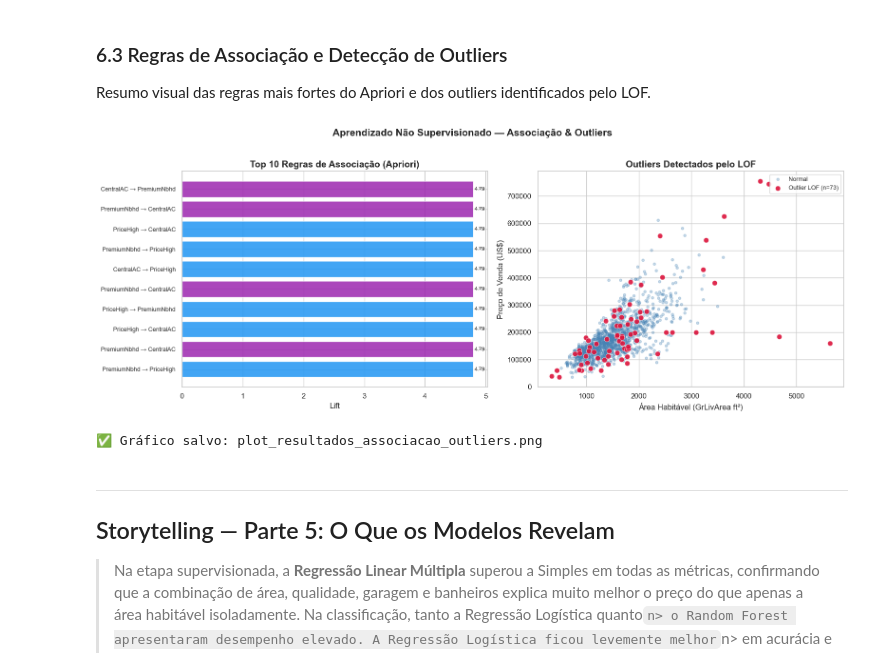
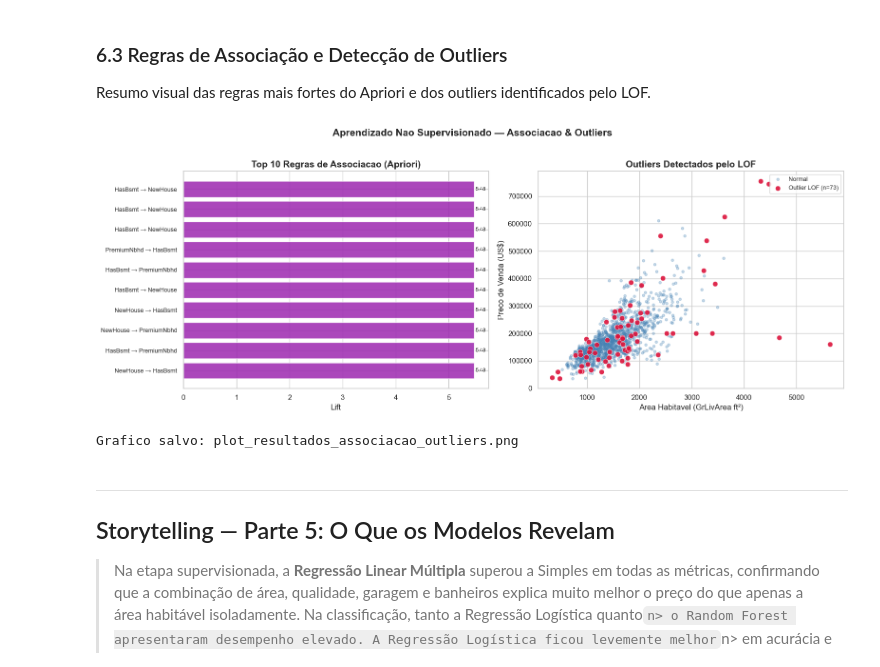
Before and after one commit to luisflipefv/analise-de-dados-c3, a Jupyter notebook: notebooks/06_visualizacao.ipynb, the cells around one changed output. Cells and saved outputs as stored; diff of their text form; code cells hidden in the pictures.

Commit message:
feat: binarizacao por mediana nos notebooks 05 e 06

```diff
--- a/notebooks/06_visualizacao.ipynb
+++ b/notebooks/06_visualizacao.ipynb
@@ -534,24 +534,53 @@ from sklearn.neighbors import LocalOutlierFactor
 
 df_assoc = pd.read_csv('../data/train.csv')
 
-# Binarização (mesma lógica do notebook 05)
+# Binarizacao (mesma logica do notebook 05 — cortes por mediana)
 def binarize(df):
     items = []
-    items.append(("HighQual",    df["OverallQual"] >= 7))
-    items.append(("LowQual",     df["OverallQual"] <= 4))
+
+    # OverallQual: mediana
+    med_qual = df["OverallQual"].median()
+    q33_qual = df["OverallQual"].quantile(0.33)
+    items.append(("HighQual", df["OverallQual"] > med_qual))
+    items.append(("LowQual",  df["OverallQual"] <= q33_qual))
+
+    # SalePrice: tercis
     q33 = df["SalePrice"].quantile(0.33)
     q66 = df["SalePrice"].quantile(0.66)
-    items.append(("PriceHigh",   df["SalePrice"] >= q66))
-    items.append(("PriceLow",    df["SalePrice"] < q33))
-    items.append(("HasGarage",   df["GarageArea"] > 0))
-    items.append(("BigHouse",    df["GrLivArea"] >= 2000))
-    items.append(("MultiBath",   df["FullBath"] >= 2))
-    items.append(("HasFireplace",df["Fireplaces"] > 0))
+    items.append(("PriceHigh", df["SalePrice"] >= q66))
+    items.append(("PriceLow",  df["SalePrice"] < q33))
+
+    # GarageArea: mediana
+    med_garage = df["GarageArea"].median()
+    items.append(("HasGarage", df["GarageArea"] > 0))
+    items.append(("BigGarage", df["GarageArea"] >= med_garage))
+
+    # TotalBsmtSF: mediana
+    med_bsmt = df["TotalBsmtSF"].median()
+    items.append(("HasBsmt",  df["TotalBsmtSF"] > 0))
+    items.append(("BigBsmt",  df["TotalBsmtSF"] >= med_bsmt))
+
+    # GrLivArea: tercis
+    q66_area = df["GrLivArea"].quantile(0.66)
+    items.append(("BigHouse",   df["GrLivArea"] >= q66_area))
+
+    # FullBath: mediana
+    med_bath = df["FullBath"].median()
+    items.append(("MultiBath", df["FullBath"] >= med_bath))
+
+    # Binarios naturais
+    items.append(("HasFireplace", df["Fireplaces"] > 0))
     items.append(("CentralAC",   df["CentralAir"] == "Y"))
     items.append(("GoodKitchen", df["KitchenQual"].isin(["Gd","Ex"])))
-    items.append(("NewHouse",    df["YearBuilt"] >= 2000))
+
+    # YearBuilt: mediana
+    med_year = df["YearBuilt"].median()
+    items.append(("NewHouse", df["YearBuilt"] > med_year))
+
+    # Bairro premium
     top_nb = df.groupby("Neighborhood")["SalePrice"].median().nlargest(5).index
     items.append(("PremiumNbhd", df["Neighborhood"].isin(top_nb)))
+
     return pd.DataFrame({name: series.astype(bool) for name, series in items})
 
 bin_df = binarize(df_assoc)
@@ -568,41 +597,41 @@ lof_labels = lof.fit_predict(X_lof_sc)
 lof_scores = -lof.negative_outlier_factor_
 df_assoc["is_outlier"] = lof_labels == -1
 
 # ── Painel: Top regras + Outliers ──
 fig, axes = plt.subplots(1, 2, figsize=(16, 6))
 
 # Top 10 regras por Lift
 top10_rules = rules.head(10).copy()
-top10_rules["rule"] = [f"{list(a)[0]} → {list(c)[0]}" for a, c in zip(top10_rules["antecedents"], top10_rules["consequents"])]
+top10_rules["rule"] = [f"{list(a)[0]} \u2192 {list(c)[0]}" for a, c in zip(top10_rules["antecedents"], top10_rules["consequents"])]
 colors_r = ['#2196F3' if 'PriceHigh' in r else '#FF9800' if 'PriceLow' in r else '#9C27B0' for r in top10_rules["rule"]]
 bars = axes[0].barh(range(len(top10_rules)), top10_rules["lift"], color=colors_r, alpha=0.85)
 axes[0].set_yticks(range(len(top10_rules)))
 axes[0].set_yticklabels(top10_rules["rule"], fontsize=9)
 axes[0].set_xlabel("Lift")
-axes[0].set_title("Top 10 Regras de Associação (Apriori)", fontweight='bold')
+axes[0].set_title("Top 10 Regras de Associacao (Apriori)", fontweight='bold')
 axes[0].invert_yaxis()
 for bar, val in zip(bars, top10_rules["lift"]):
     axes[0].text(val + 0.02, bar.get_y() + bar.get_height()/2, f'{val:.2f}', va='center', fontsize=8)
 
 # Outliers (GrLivArea vs SalePrice)
 normal = df_assoc[~df_assoc["is_outlier"]]
 outlier = df_assoc[df_assoc["is_outlier"]]
 n_out = outlier.shape[0]
 axes[1].scatter(normal["GrLivArea"], normal["SalePrice"], s=15, alpha=0.3, color='steelblue', label='Normal')
 axes[1].scatter(outlier["GrLivArea"], outlier["SalePrice"], s=60, alpha=0.9, color='crimson', label=f'Outlier LOF (n={n_out})', zorder=5, edgecolors='white', linewidth=0.5)
-axes[1].set_xlabel("Área Habitável (GrLivArea ft²)")
-axes[1].set_ylabel("Preço de Venda (US$)")
+axes[1].set_xlabel("Area Habitavel (GrLivArea ft\u00b2)")
+axes[1].set_ylabel("Preco de Venda (US$)")
 axes[1].set_title("Outliers Detectados pelo LOF", fontweight='bold')
 axes[1].legend(fontsize=9)
 
-plt.suptitle('Aprendizado Não Supervisionado — Associação & Outliers', fontsize=15, fontweight='bold', y=1.02)
+plt.suptitle('Aprendizado Nao Supervisionado \u2014 Associacao & Outliers', fontsize=15, fontweight='bold', y=1.02)
 plt.tight_layout()
 plt.savefig('../plots/plot_resultados_associacao_outliers.png', dpi=150, bbox_inches='tight')
 plt.show()
-print('✅ Gráfico salvo: plot_resultados_associacao_outliers.png')
+print('Grafico salvo: plot_resultados_associacao_outliers.png')
 # %% [output]
-[figure, old version]
+[figure, new version]
-✅ Gráfico salvo: plot_resultados_associacao_outliers.png
+Grafico salvo: plot_resultados_associacao_outliers.png
 # %% [markdown]
 ---
 ##  Storytelling — Parte 5: O Que os Modelos Revelam
```
Also changed, not shown: 2 other files.
